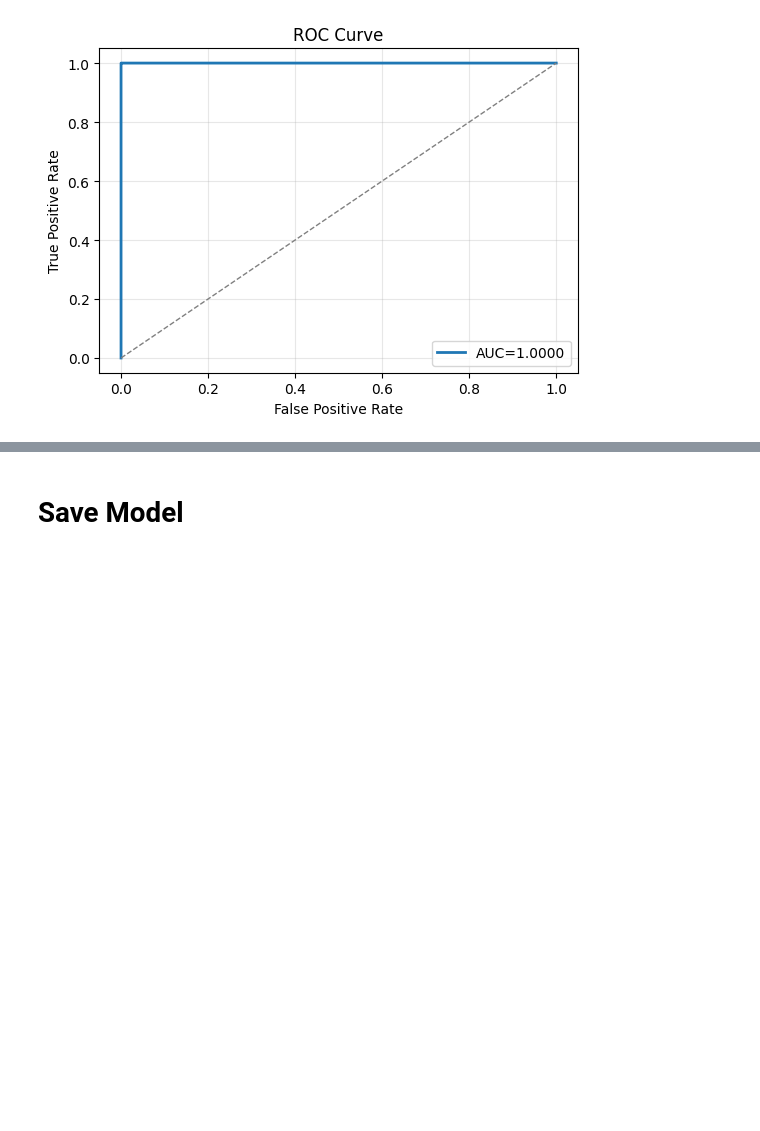
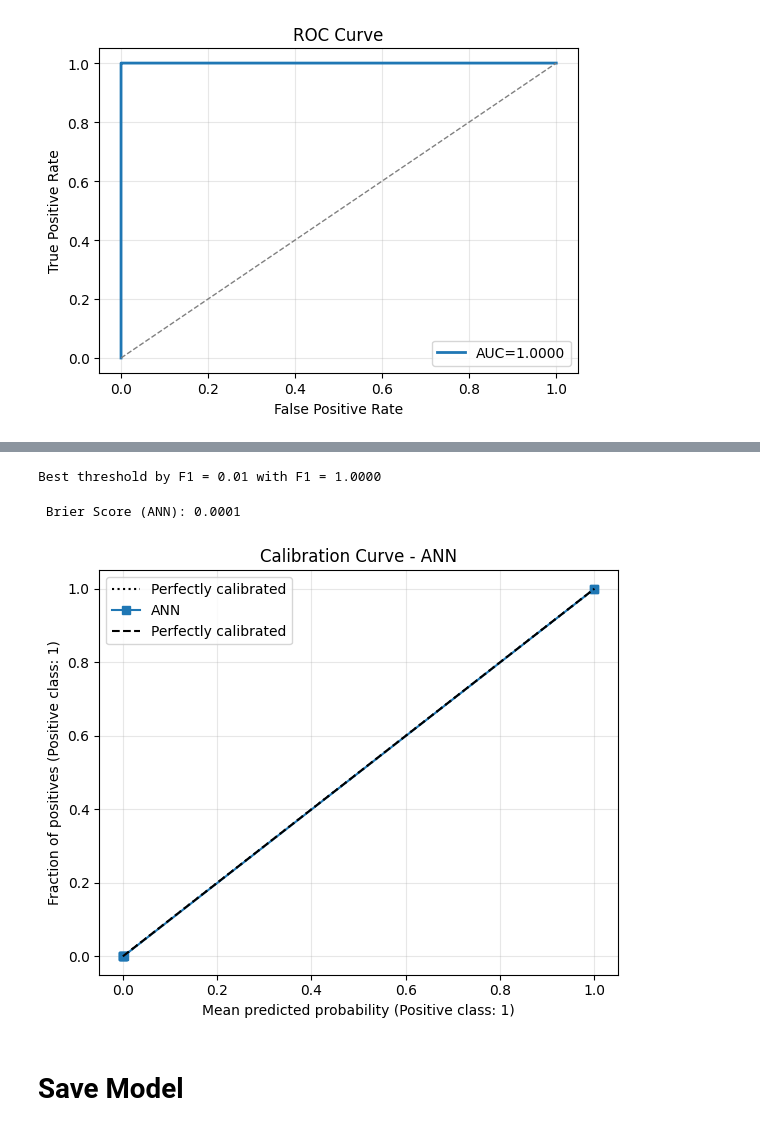
Before and after one commit to Lasvut/DLIGroupAssignmentJ, a Jupyter notebook: GroupJ_DLIAssignment.ipynb, the cells around one changed output, grey strips where cells are left out. Drawn from its saved outputs; the diff is of its cells as text; code cells hidden in the pictures; blank space fills up the shorter version.

```diff
--- a/GroupJ_DLIAssignment.ipynb
+++ b/GroupJ_DLIAssignment.ipynb
@@ -650,3 +679,46 @@ plt.tight_layout(); plt.show()
+# %%
+import numpy as np
+from sklearn.metrics import f1_score, precision_score, recall_score
+
+thresholds = np.linspace(0, 1, 101)
+f1s, recalls, precisions = [], [], []
+
+for t in thresholds:
+    y_hat = (y_pred_proba >= t).astype(int)
+    f1s.append(f1_score(y_test, y_hat, zero_division=0))
+    recalls.append(recall_score(y_test, y_hat, zero_division=0))
+    precisions.append(precision_score(y_test, y_hat, zero_division=0))
+
+best_idx = np.argmax(f1s)
+print(f"Best threshold by F1 = {thresholds[best_idx]:.2f} with F1 = {f1s[best_idx]:.4f}")
+# %% [output]
+Best threshold by F1 = 0.01 with F1 = 1.0000
+# %%
+# ====== ANN (Keras/TensorFlow) ======
+import numpy as np
+import matplotlib.pyplot as plt
+from sklearn.calibration import CalibrationDisplay
+from sklearn.metrics import brier_score_loss
+
+
+y_proba_ann = model.predict(X_test_fs, batch_size=512, verbose=0).ravel()
+
+brier_ann = brier_score_loss(y_test, y_proba_ann)
+print(f" Brier Score (ANN): {brier_ann:.4f}")
+
+fig, ax = plt.subplots(1, 1, figsize=(6, 5))
+CalibrationDisplay.from_predictions(
+    y_test, y_proba_ann, n_bins=10, strategy="quantile", name="ANN", ax=ax
+)
+ax.plot([0, 1], [0, 1], "k--", label="Perfectly calibrated")
+ax.set_title("Calibration Curve - ANN")
+ax.grid(True, alpha=0.3)
+ax.legend()
+plt.tight_layout()
+plt.show()
+# %% [output]
+ Brier Score (ANN): 0.0001
+[figure, added]
 # %% [markdown]
 # Save Model
 # %% [markdown]
```
Also changed, not shown: parts of 7 cells of this notebook.
